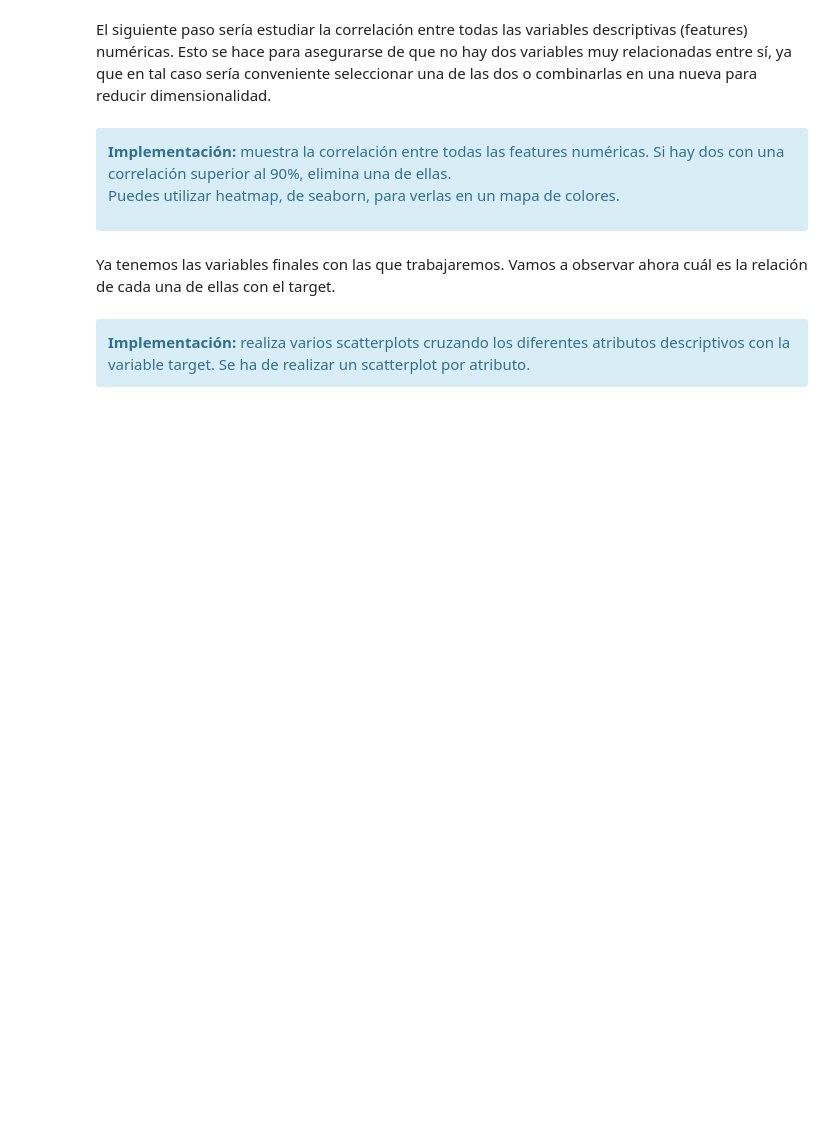
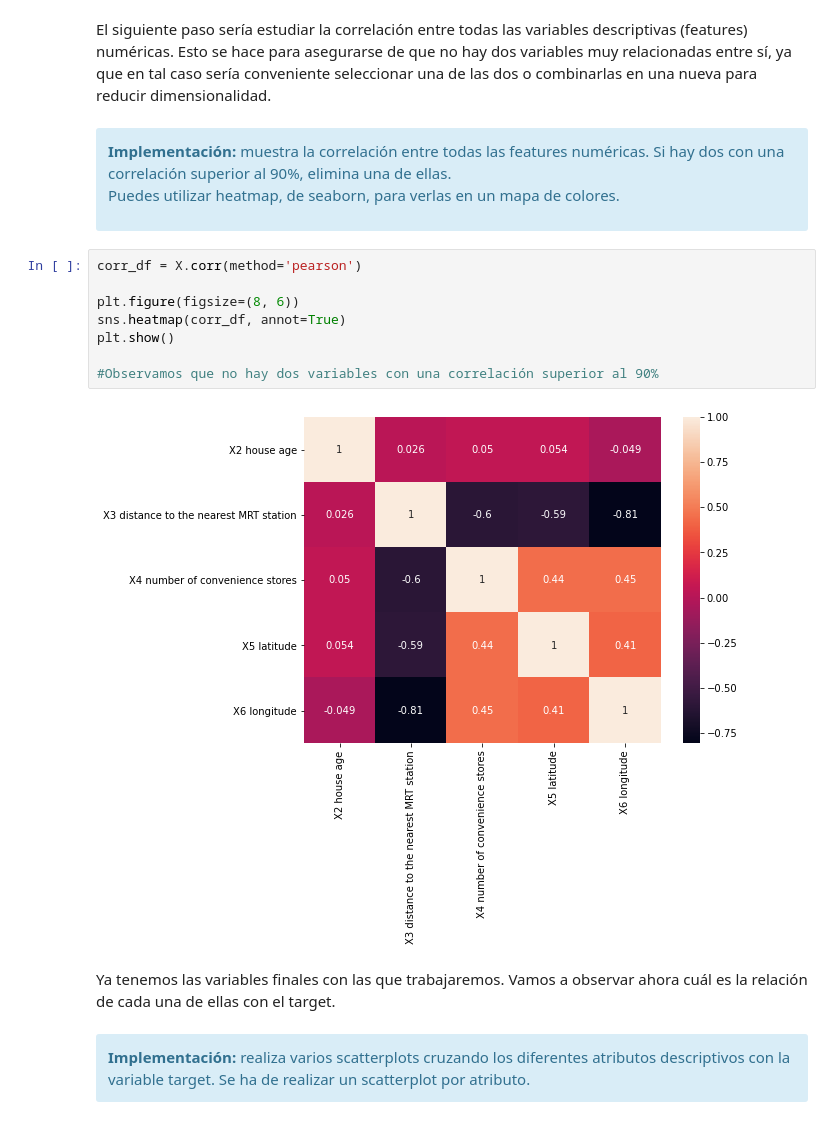
Before and after one commit to fmorales93/PEC3, a Jupyter notebook: 20211_M2.855_PEC3_Enunciado.ipynb, the cells around one changed output. Cells and saved outputs as stored; diff of their text form; blank space fills up the shorter version.

```diff
--- a/20211_M2.855_PEC3_Enunciado.ipynb
+++ b/20211_M2.855_PEC3_Enunciado.ipynb
@@ -536,6 +545,16 @@ El siguiente paso sería estudiar la correlación entre todas las variables desc
 
 Puedes utilizar heatmap, de seaborn, para verlas en un mapa de colores.
 </div>
+# %%
+corr_df = X.corr(method='pearson')
+
+plt.figure(figsize=(8, 6))
+sns.heatmap(corr_df, annot=True)
+plt.show()
+
+#Observamos que no hay dos variables con una correlación superior al 90%
+# %% [output]
+[figure, added]
 # %% [markdown]
 Ya tenemos las variables finales con las que trabajaremos. Vamos a observar ahora cuál es la relación de cada una de ellas con el target.
 # %% [markdown]
```
Also changed, not shown: parts of 12 cells of this notebook.
